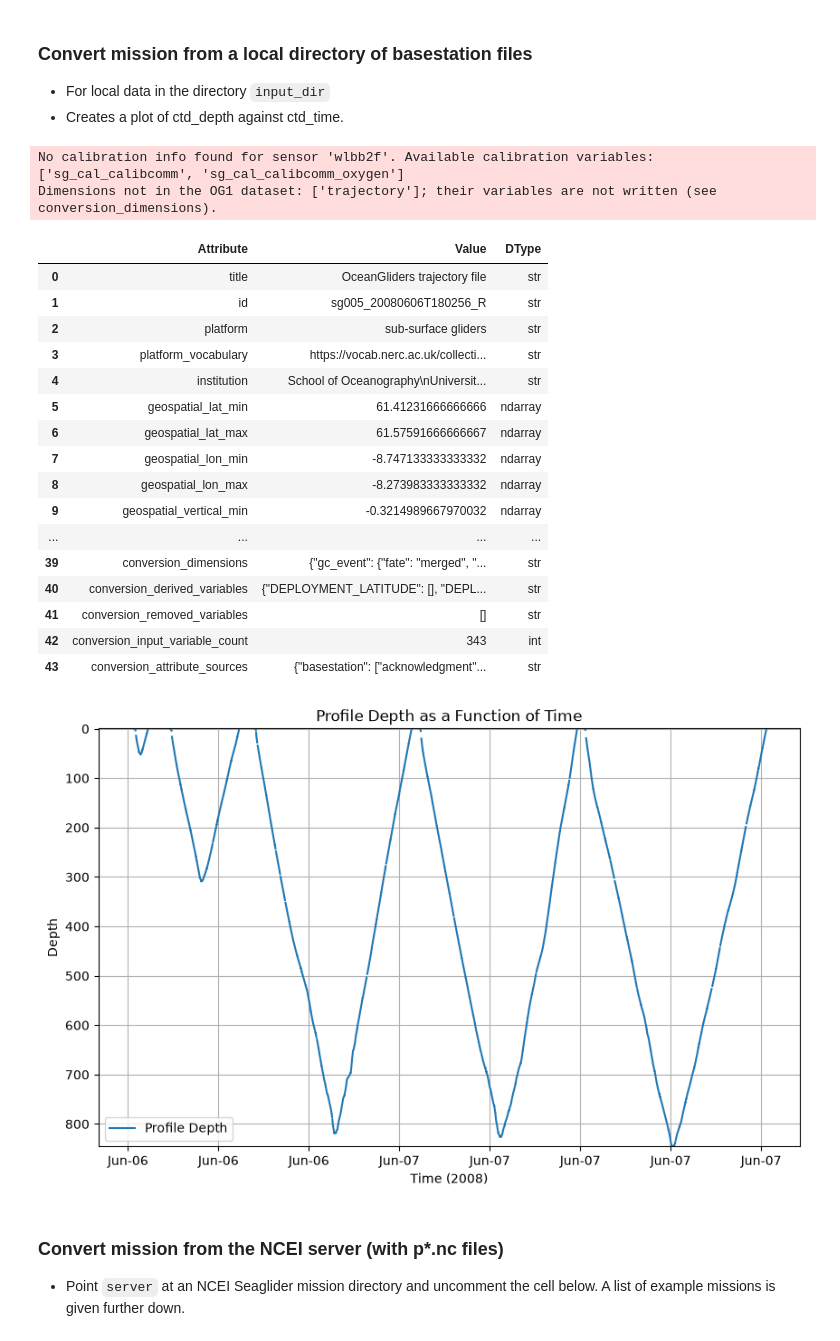
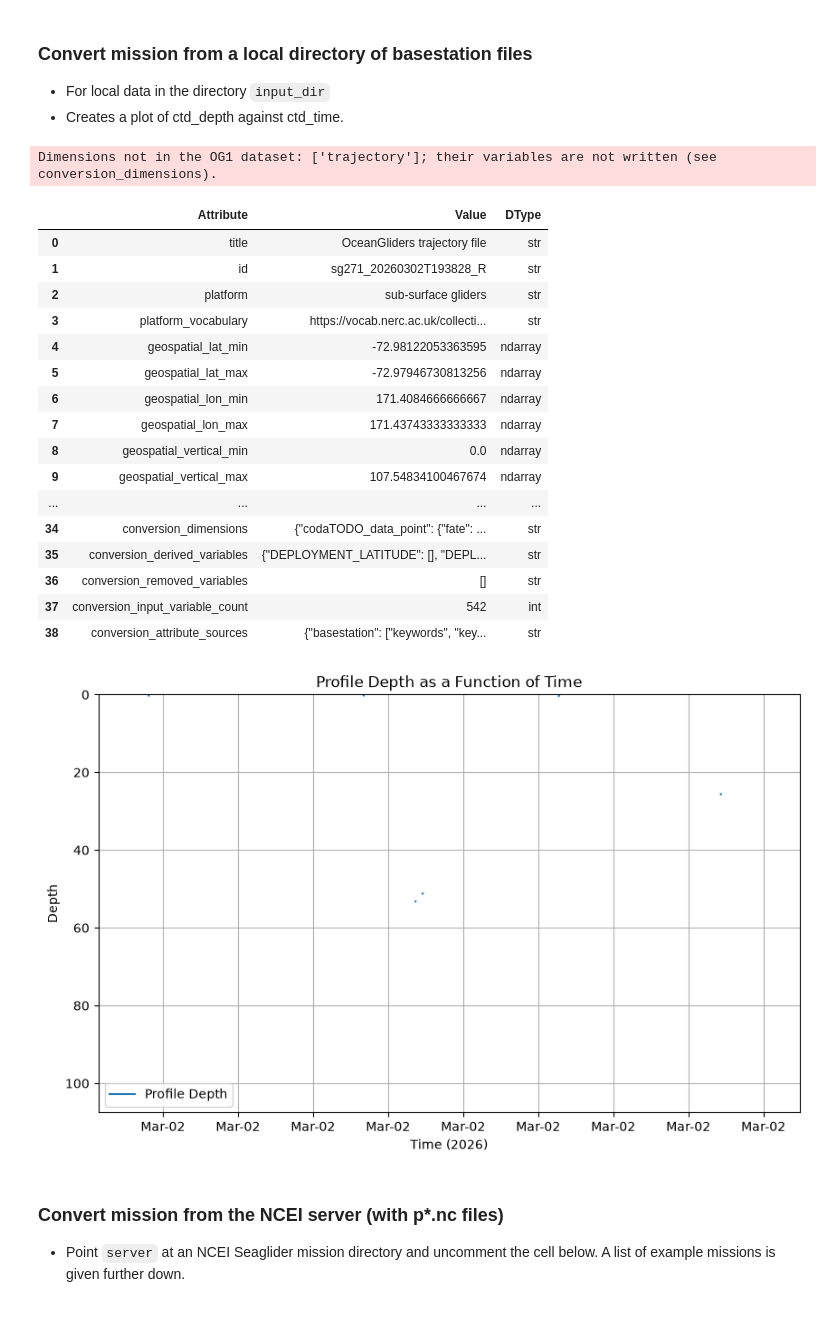
Before and after one commit to ocean-uhh/seagliderOG1, a Jupyter notebook: demo-output.ipynb, the cells around one changed output. Cells and saved outputs as stored; diff of their text form; code cells hidden in the pictures.

Commit message:
deploy: 65903ce484c72f7e123509d2f10faf6939633605

```diff
--- a/demo-output.ipynb
+++ b/demo-output.ipynb
@@ -219,44 +216,43 @@ plotters.show_contents(ds_OG1, "variables")
 - For local data in the directory `input_dir`
 - Creates a plot of ctd_depth against ctd_time.
 # %%
-# Specify the input directory on your local machine
-input_dir = data_path / "demo_sg005"  ### chose the input directory with your data
+# Point at a directory of basestation files (the bundled sg271 sample).
+input_dir = readers.sample_mission_dir()
 
 # Load and concatenate all datasets in the input directory
 # Optionally, specify the range of profiles to load (start_profile, end_profile)
-list_datasets = readers.read_mission(input_dir, start_profile=1, end_profile=5)
+list_datasets = readers.read_mission(input_dir, start_profile=1, end_profile=3)
 
 # Convert the list of datasets to OG1
 ds_OG1 = sg.convert(
     list_datasets,
     contributors=[{"name": "Jane Doe", "role": "PI", "email": "jane@example.org"}],
     institutions=[{"name": "University of Hamburg", "role": "Operator"}],
 )
 
 # Generate a simple plot
 plotters.plot_profile_depth(ds_OG1)
 plotters.show_contents(ds_OG1, "attrs")
 # %% [output]
-No calibration info found for sensor 'wlbb2f'. Available calibration variables: ['sg_cal_calibcomm', 'sg_cal_calibcomm_oxygen']
 Dimensions not in the OG1 dataset: ['trajectory']; their variables are not written (see conversion_dimensions).
 |  | Attribute | Value | DType |
 | 0 | title | OceanGliders trajectory file | str |
-| 1 | id | sg005_20080606T180256_R | str |
+| 1 | id | sg271_20260302T193828_R | str |
 | 2 | platform | sub-surface gliders | str |
 | 3 | platform_vocabulary | https://vocab.nerc.ac.uk/collecti... | str |
-| 4 | institution | School of Oceanography\nUniversit... | str |
-| 5 | geospatial_lat_min | 61.41231666666666 | ndarray |
-| 6 | geospatial_lat_max | 61.57591666666667 | ndarray |
-| 7 | geospatial_lon_min | -8.747133333333332 | ndarray |
-| 8 | geospatial_lon_max | -8.273983333333332 | ndarray |
-| 9 | geospatial_vertical_min | -0.3214989667970032 | ndarray |
+| 4 | geospatial_lat_min | -72.98122053363595 | ndarray |
+| 5 | geospatial_lat_max | -72.97946730813256 | ndarray |
+| 6 | geospatial_lon_min | 171.4084666666667 | ndarray |
+| 7 | geospatial_lon_max | 171.43743333333333 | ndarray |
+| 8 | geospatial_vertical_min | 0.0 | ndarray |
+| 9 | geospatial_vertical_max | 107.54834100467674 | ndarray |
 | ... | ... | ... | ... |
-| 39 | conversion_dimensions | {"gc_event": {"fate": "merged", "... | str |
-| 40 | conversion_derived_variables | {"DEPLOYMENT_LATITUDE": [], "DEPL... | str |
-| 41 | conversion_removed_variables | [] | str |
-| 42 | conversion_input_variable_count | 343 | int |
-| 43 | conversion_attribute_sources | {"basestation": ["acknowledgment"... | str |
+| 34 | conversion_dimensions | {"codaTODO_data_point": {"fate": ... | str |
+| 35 | conversion_derived_variables | {"DEPLOYMENT_LATITUDE": [], "DEPL... | str |
+| 36 | conversion_removed_variables | [] | str |
+| 37 | conversion_input_variable_count | 542 | int |
+| 38 | conversion_attribute_sources | {"basestation": ["keywords", "key... | str |
-[figure, old version]
+[figure, new version]
 # %% [markdown]
 ### Convert mission from the NCEI server (with p*.nc files)
 
```
Also changed, not shown: parts of 10 cells of this notebook, 44 other files.
